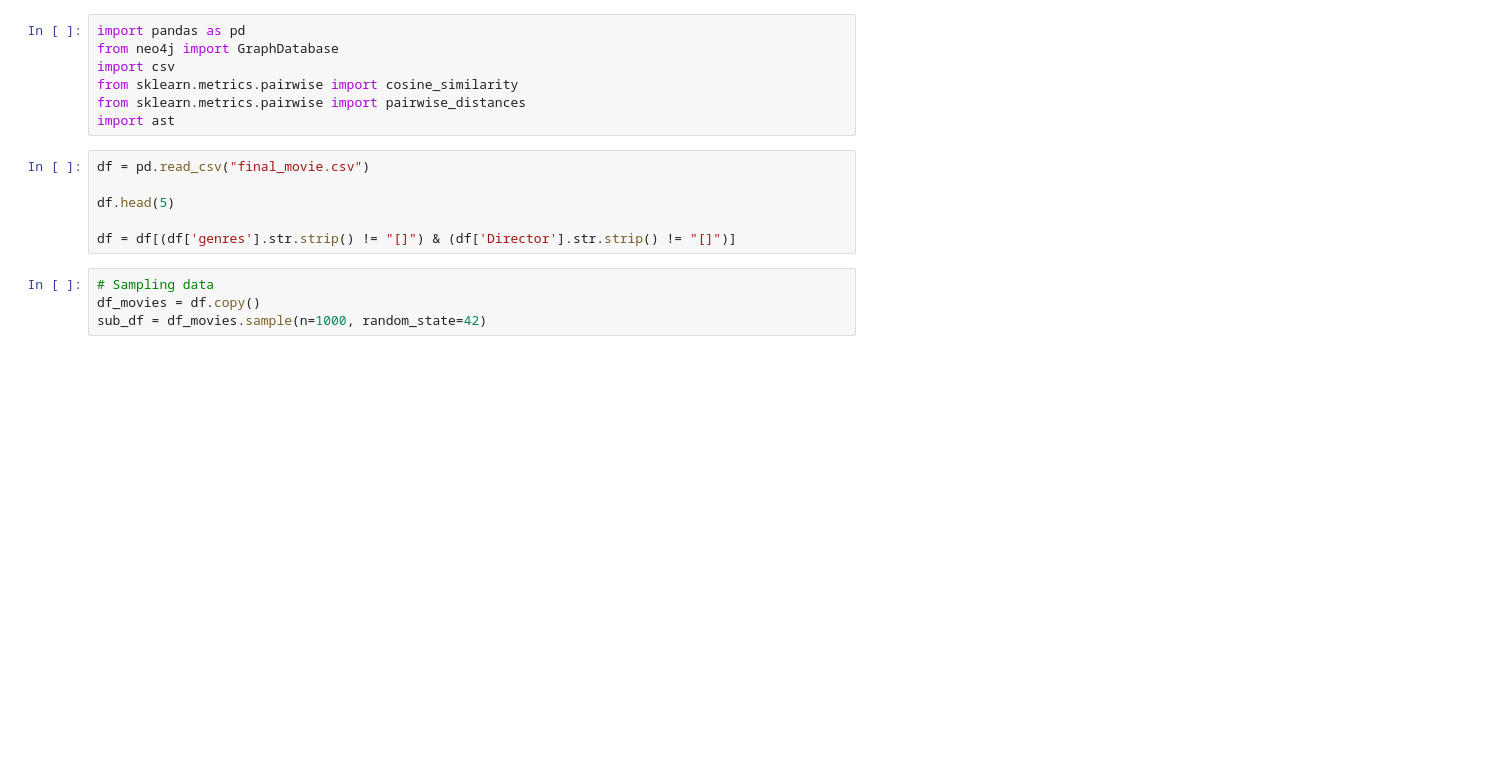
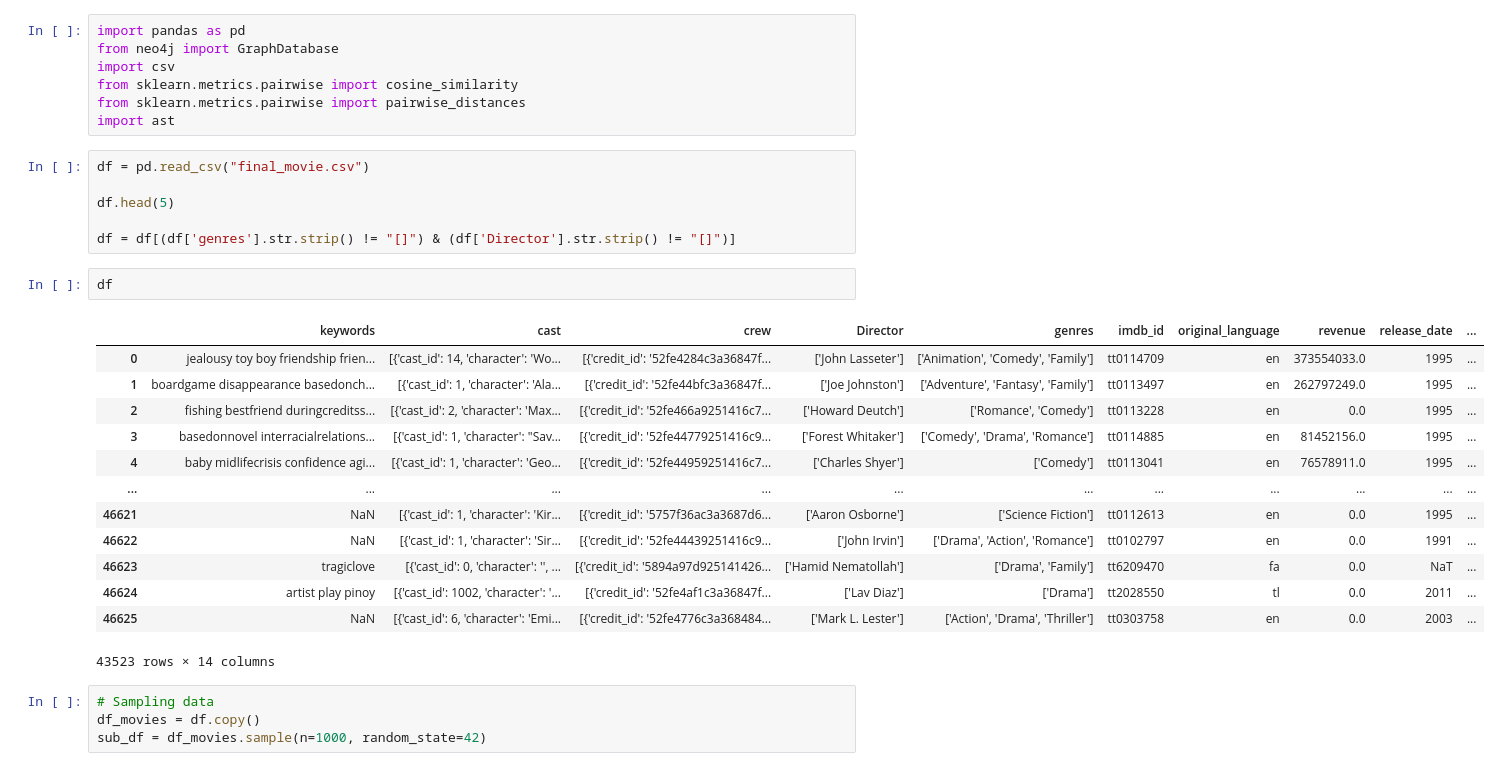
Before and after one commit to Luna-Dede/MovieRecommendationEngine, a Jupyter notebook: graph_movie.ipynb, the cells around one changed output. Cells and saved outputs as stored; diff of their text form; blank space fills up the shorter version.

```diff
--- a/graph_movie.ipynb
+++ b/graph_movie.ipynb
@@ -11,6 +11,22 @@ df = pd.read_csv("final_movie.csv")
 df.head(5)
 
 df = df[(df['genres'].str.strip() != "[]") & (df['Director'].str.strip() != "[]")]
+# %%
+df
+# %% [output]
+|  | keywords | cast | crew | Director | genres | imdb_id | original_language | revenue | release_date | ... |
+| 0 | jealousy toy boy friendship frien... | [{'cast_id': 14, 'character': 'Wo... | [{'credit_id': '52fe4284c3a36847f... | ['John Lasseter'] | ['Animation', 'Comedy', 'Family'] | tt0114709 | en | 373554033.0 | 1995 | ... |
+| 1 | boardgame disappearance basedonch... | [{'cast_id': 1, 'character': 'Ala... | [{'credit_id': '52fe44bfc3a36847f... | ['Joe Johnston'] | ['Adventure', 'Fantasy', 'Family'] | tt0113497 | en | 262797249.0 | 1995 | ... |
+| 2 | fishing bestfriend duringcreditss... | [{'cast_id': 2, 'character': 'Max... | [{'credit_id': '52fe466a9251416c7... | ['Howard Deutch'] | ['Romance', 'Comedy'] | tt0113228 | en | 0.0 | 1995 | ... |
+| 3 | basedonnovel interracialrelations... | [{'cast_id': 1, 'character': "Sav... | [{'credit_id': '52fe44779251416c9... | ['Forest Whitaker'] | ['Comedy', 'Drama', 'Romance'] | tt0114885 | en | 81452156.0 | 1995 | ... |
+| 4 | baby midlifecrisis confidence agi... | [{'cast_id': 1, 'character': 'Geo... | [{'credit_id': '52fe44959251416c7... | ['Charles Shyer'] | ['Comedy'] | tt0113041 | en | 76578911.0 | 1995 | ... |
+| ... | ... | ... | ... | ... | ... | ... | ... | ... | ... | ... |
+| 46621 | NaN | [{'cast_id': 1, 'character': 'Kir... | [{'credit_id': '5757f36ac3a3687d6... | ['Aaron Osborne'] | ['Science Fiction'] | tt0112613 | en | 0.0 | 1995 | ... |
+| 46622 | NaN | [{'cast_id': 1, 'character': 'Sir... | [{'credit_id': '52fe44439251416c9... | ['John Irvin'] | ['Drama', 'Action', 'Romance'] | tt0102797 | en | 0.0 | 1991 | ... |
+| 46623 | tragiclove | [{'cast_id': 0, 'character': '', ... | [{'credit_id': '5894a97d925141426... | ['Hamid Nematollah'] | ['Drama', 'Family'] | tt6209470 | fa | 0.0 | NaT | ... |
+| 46624 | artist play pinoy | [{'cast_id': 1002, 'character': '... | [{'credit_id': '52fe4af1c3a36847f... | ['Lav Diaz'] | ['Drama'] | tt2028550 | tl | 0.0 | 2011 | ... |
+| 46625 | NaN | [{'cast_id': 6, 'character': 'Emi... | [{'credit_id': '52fe4776c3a368484... | ['Mark L. Lester'] | ['Action', 'Drama', 'Thriller'] | tt0303758 | en | 0.0 | 2003 | ... |
+43523 rows × 14 columns
 # %%
 # Sampling data
 df_movies = df.copy()
```
Also changed, not shown: parts of 2 cells of this notebook, 4 other files.
